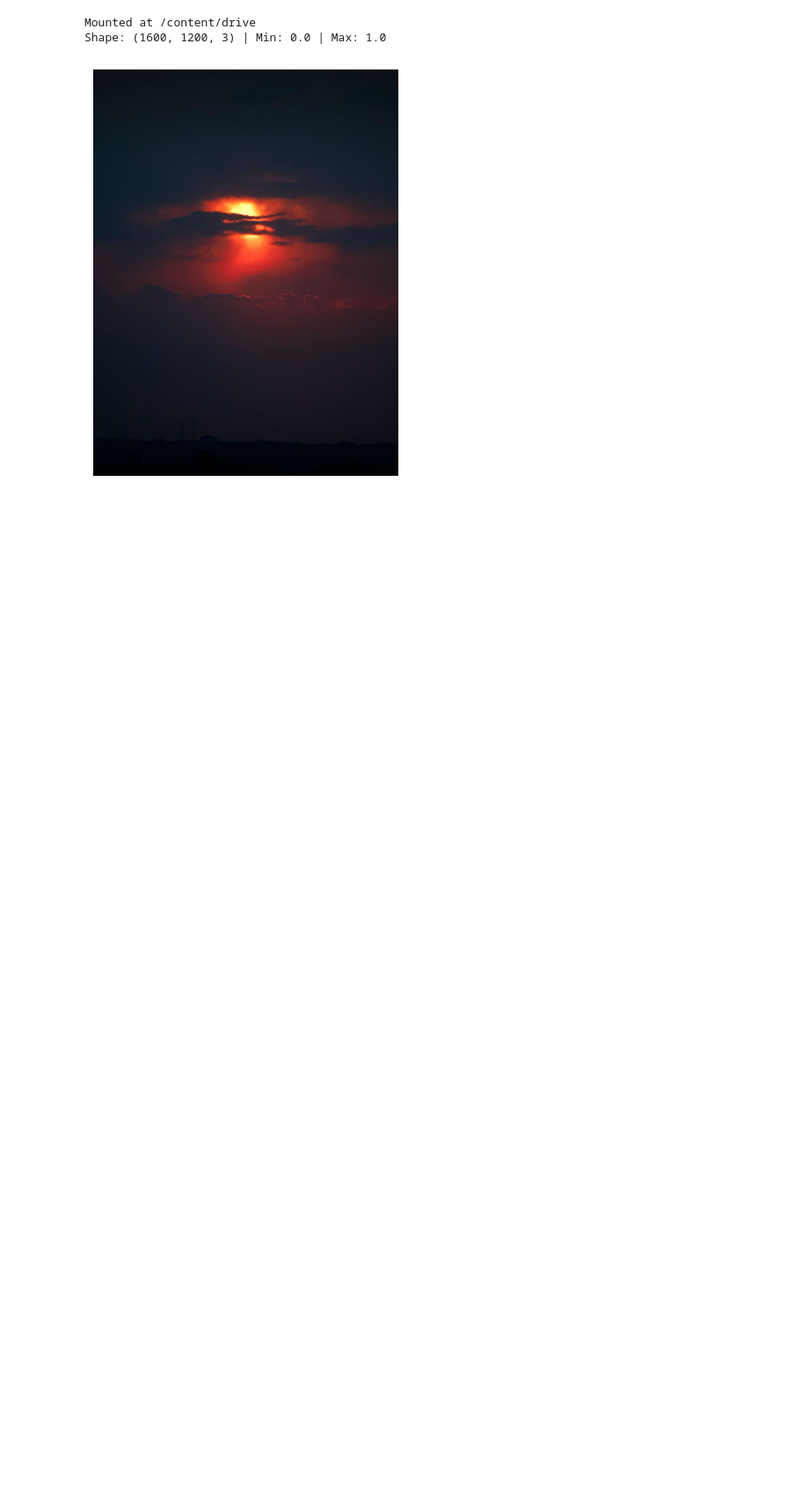
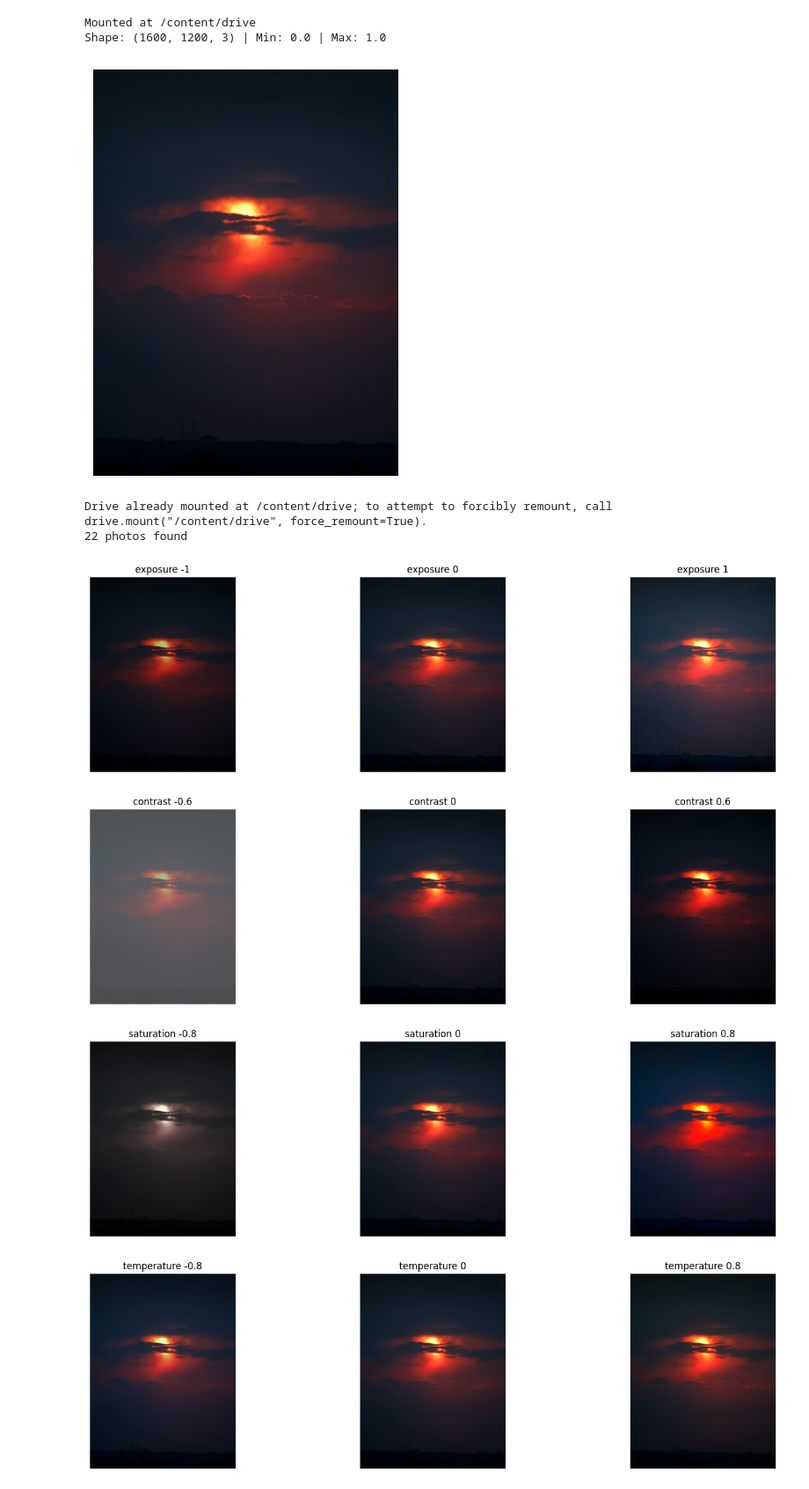
Before and after one commit to Prayansh-builds/ai-colorist, a Jupyter notebook: ai_colorist_01.ipynb, the cells around one changed output. Shown at 88% size. Drawn from its saved outputs; the diff is of its cells as text; code cells hidden in the pictures; blank space fills up the shorter version.

Commit message:
Step 2: basic grading dials

```diff
--- a/ai_colorist_01.ipynb
+++ b/ai_colorist_01.ipynb
@@ -33,3 +33,41 @@ plt.show()
 Mounted at /content/drive
 Shape: (1600, 1200, 3) | Min: 0.0 | Max: 1.0
 [figure]
+# %%
+# Connect Drive again (Colab forgets it when it disconnects)
+from google.colab import drive
+drive.mount('/content/drive')
+
+import numpy as np
+import cv2
+import os
+import matplotlib.pyplot as plt
+
+# Change to "test_images_1600" if you made the resized copies
+FOLDER = "/content/drive/MyDrive/ai-colorist/test_images"
+
+# List every photo in the folder
+files = [f for f in sorted(os.listdir(FOLDER))
+         if f.lower().endswith((".jpg", ".jpeg", ".png"))]
+print(len(files), "photos found")
+
+def load_image(name):
+    bgr = cv2.imread(os.path.join(FOLDER, name))
+    if bgr is None:
+        raise FileNotFoundError("Cannot open " + name)
+    # Flip to RGB and scale every value to the 0-1 range
+    return cv2.cvtColor(bgr, cv2.COLOR_BGR2RGB).astype(np.float32) / 255.0
+
+def show_many(images, titles):
+    # Show several images in one row
+    plt.figure(figsize=(16, 4))
+    for i, (im, t) in enumerate(zip(images, titles)):
+        plt.subplot(1, len(images), i + 1)
+        plt.imshow(np.clip(im, 0, 1))
+        plt.title(t)
+        plt.axis("off")
+    plt.tight_layout()
+    plt.show()
+# %% [output]
+Drive already mounted at /content/drive; to attempt to forcibly remount, call drive.mount("/content/drive", force_remount=True).
+22 photos found
@@ -35,0 +126,20 @@ Shape: (1600, 1200, 3) | Min: 0.0 | Max: 1.0
+# %%
+img = load_image(files[0])      # try files[1], files[2], ... for other photos
+
+def strip(dial, values):
+    # Show the same photo at three dial settings
+    show_many([dial(img, v) for v in values],
+              [dial.__name__ + " " + str(v) for v in values])
+
+strip(exposure,    [-1, 0, 1])
+strip(contrast,    [-0.6, 0, 0.6])
+strip(saturation,  [-0.8, 0, 0.8])
+strip(temperature, [-0.8, 0, 0.8])
+strip(tint,        [-0.8, 0, 0.8])
+strip(shadows,     [-0.8, 0, 0.8])
+strip(highlights,  [-0.8, 0, 0.8])
+# %% [output]
+[figure, added]
+[figure, added]
+[figure, added]
+[figure, added]
```
Also changed, not shown: parts of 3 cells of this notebook.
